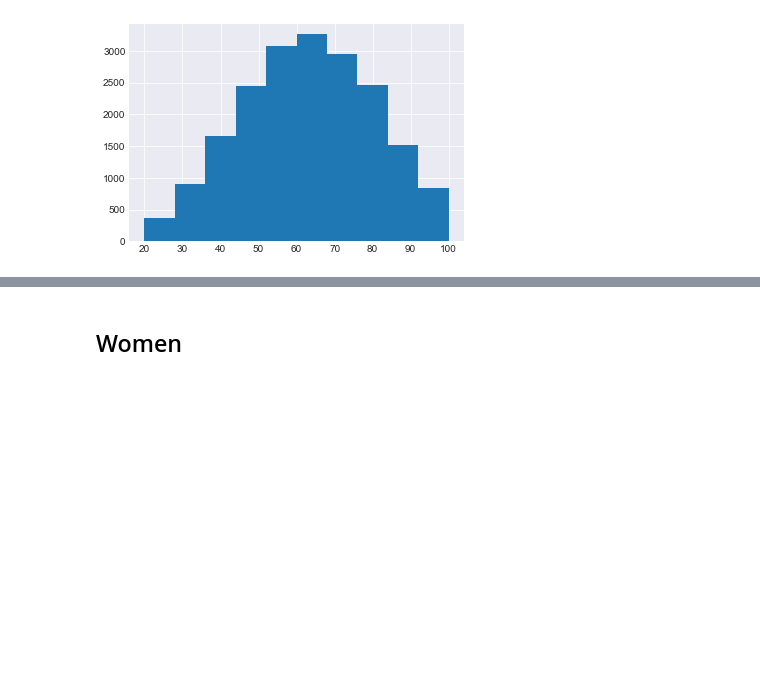
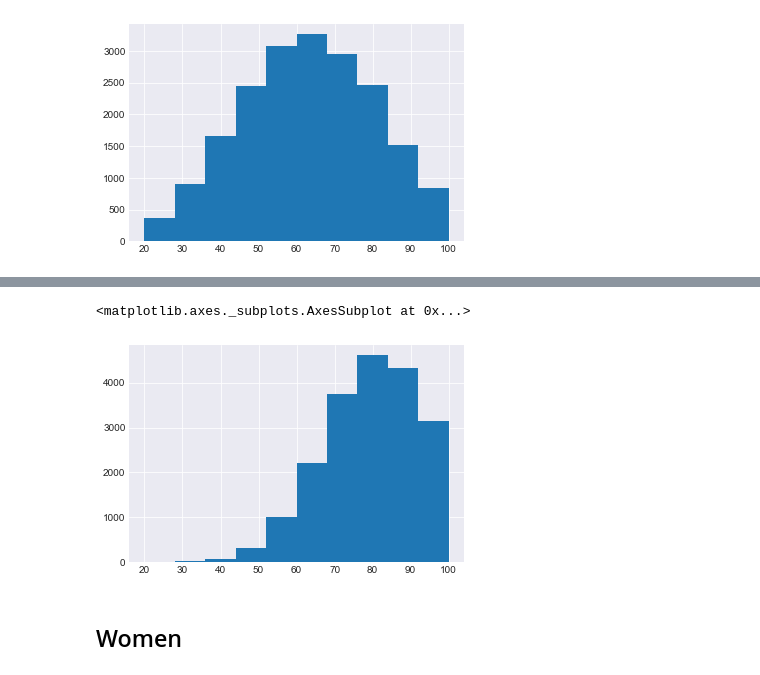
Before and after one commit to vincefav/big-five-age-and-gender, a Jupyter notebook: Big five - Age and gender.ipynb, the cells around one changed output, grey strips where cells are left out. Cells and saved outputs as stored; diff of their text form; code cells hidden in the pictures; blank space fills up the shorter version.

Commit message:
feat: Add openness trait

```diff
--- a/Big five - Age and gender.ipynb
+++ b/Big five - Age and gender.ipynb
@@ -128,3 +109,20 @@ Index(['age', 'gender', 'country', 'I am the life of the party.',
+# %%
+data['Openness'] =\
+(data['I have a rich vocabulary.'] +
+data['I have a vivid imagination.'] +
+data['I have excellent ideas.'] +
+data['I am quick to understand things.'] +
+data['I use difficult words.'] +
+data['I spend time reflecting on things.'] +
+data['I am full of ideas.'] +
+(6 - data['I have difficulty understanding abstract ideas.']) +
+(6 - data['I do not have a good imagination.']) +
+(6 - data['I am not interested in abstract ideas.']))/.5
+
+data['Openness'].hist()
+# %% [output]
+<matplotlib.axes._subplots.AxesSubplot at 0x...>
+[figure, added]
 # %% [markdown]
 ## Women
 # %%
```
Also changed, not shown: parts of 1 cell of this notebook.
